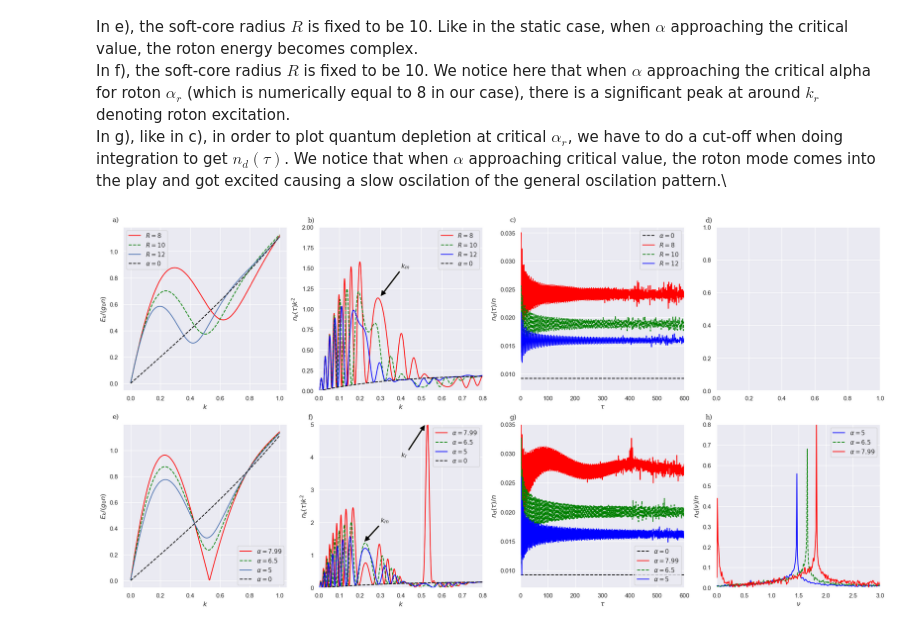
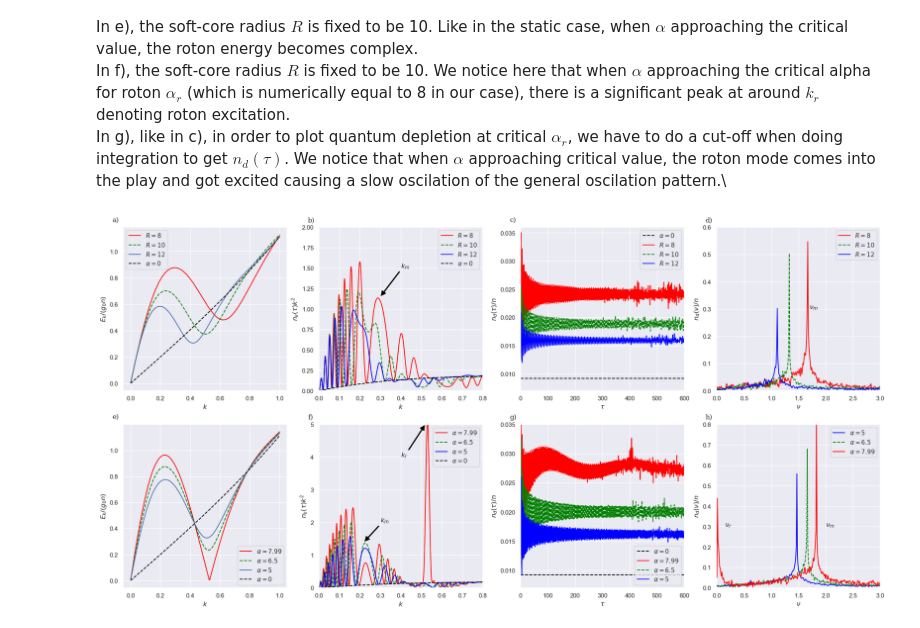
Before and after one commit to coolgas/PAPER_RECREATE, a Jupyter notebook: 2020_PhysRevA.102.023319.ipynb, the cells around one changed output. Saved outputs shown, nothing was run; the diff lists cells and outputs as text; code cells hidden in the pictures.

```diff
--- a/2020_PhysRevA.102.023319.ipynb
+++ b/2020_PhysRevA.102.023319.ipynb
@@ -223,14 +223,12 @@ def fft_n_d(tau, alpha, radius, stronger_alpha):
     '''
     Notice here that tau should be a list unlike in the case of n_d.
     '''
-#     T = 2.0/800.0
-#     x = np.linspace(0.0, N*T, N)
     g_0 = 4*np.pi*a_s/m
     n_0 = N_0/omega
     if stronger_alpha == False:
         n_d_lst = [n_d(t, alpha, radius, stronger_alpha) for t in tau]
         n_df = fft(n_d_lst)
-        xf = fftfreq(len(n_d_lst),d=1)
+        xf = fftfreq(len(n_d_lst),d=0.1)
         return xf, n_df
     else:
         n_d_lst = [n_d(t, alpha, radius, stronger_alpha) for t in tau]
@@ -285,6 +283,16 @@ axs['c)'].set_ylabel(r'$n_d(\tau)/n$')
 axs['c)'].axis([0, 600, 0.007, 0.036])
 axs['c)'].legend()
 
+time11 = np.linspace(0.01, 600, 1000)
+axs['d)'].plot(fft_n_d(time11, 4, 8, False)[0][0:500], np.abs(fft_n_d(time11, 4, 8, False)[1])[1:501], color='red',label=r'$R=8$')
+axs['d)'].plot(fft_n_d(time11, 4, 10, False)[0][0:500], np.abs(fft_n_d(time11, 4, 10, False)[1])[1:501], '--', color='green',label=r'$R=10$')
+axs['d)'].plot(fft_n_d(time11, 4, 12, False)[0][0:500], np.abs(fft_n_d(time11, 4, 12, False)[1])[1:501], color='blue',label=r'$R=12$')
+axs['d)'].annotate(r'$\nu_m$', xy=(1.7,0.3))
+axs['d)'].set_xlabel(r'$\nu$')
+axs['d)'].set_ylabel(r'$n_{d}(\nu)/n$')
+axs['d)'].axis([-0.01,3,0,0.6])
+axs['d)'].legend()
+
 axs['e)'].plot(x, stationary_dispersion_modified(x, 7.99, 10), color='red', label=r'$\alpha=7.99$')
 axs['e)'].plot(x, stationary_dispersion_modified(x, 6.5, 10), '--', color='green', label=r'$\alpha=6.5$')
 axs['e)'].plot(x, stationary_dispersion_modified(x, 5, 10), label=r'$\alpha=5$')
@@ -299,31 +307,33 @@ axs['f)'].plot(x, n_k(x,30,5,10), color='blue', label=r'$\alpha=5$')
 axs['f)'].plot(x, n_k(x, 0, 0, 0), '--', color='black', label=r'$\alpha=0$')
 axs['f)'].set_xlabel('$k$')
 axs['f)'].set_ylabel(r'$n_{k}(\tau)k^2$')
 axs['f)'].annotate(r'$k_m$', arrowprops=dict(facecolor='black',width=3.5),xy=(0.22,1.4),xytext=(0.3,2))
 axs['f)'].annotate(r'$k_r$', arrowprops=dict(facecolor='black',width=3.5),xy=(0.52,5),xytext=(0.4,4))
 axs['f)'].axis([0,0.8,0,5])
 axs['f)'].legend()
 
 axs['g)'].axhline(n_d(0,0,0,True),xmin=0, xmax=300, linestyle='--', color='black', label=r'$\alpha=0$')
 n_d_lst_stronger = [n_d(t,7.99,10,True) for t in time]
 n_d1_lst_stronger = [n_d(t,6.5,10,True) for t in time]
 n_d2_lst_stronger = [n_d(t,5,10,True) for t in time]
 axs['g)'].plot(time, n_d_lst_stronger, color='red', label=r'$\alpha=7.99$')
 axs['g)'].plot(time, n_d1_lst_stronger, '--', color='green', label=r'$\alpha=6.5$')
 axs['g)'].plot(time, n_d2_lst_stronger, color='blue', label=r'$\alpha=5$')
 axs['g)'].set_xlabel(r'$\tau$')
 axs['g)'].set_ylabel(r'$n_d(\tau)/n$')
 axs['g)'].axis([0,600,0.007, 0.035])
 axs['g)'].legend()
 
 time1 = np.linspace(0.01, 600, 1000)
 axs['h)'].plot(fft_n_d(time1, 5, 10, True)[0][0:500], np.abs(fft_n_d(time1, 5, 10, True)[1])[1:501], color='blue',label=r'$\alpha=5$')
 axs['h)'].plot(fft_n_d(time1, 6.5, 10, True)[0][0:500], np.abs(fft_n_d(time1, 6.5, 10, True)[1])[1:501], '--', color='green',label=r'$\alpha=6.5$')
 axs['h)'].plot(fft_n_d(time1, 7.99, 10, True)[0][0:500], np.abs(fft_n_d(time1, 7.99, 10, True)[1])[1:501], color='red',label=r'$\alpha=7.99$')
+axs['h)'].annotate(r'$\nu_m$', xy=(2.0,0.3))
+axs['h)'].annotate(r'$\nu_r$', xy=(0.15,0.3))
 axs['h)'].set_xlabel(r'$\nu$')
 axs['h)'].set_ylabel(r'$n_{d}(\nu)/n$')
 axs['h)'].axis([-0.01,3,0,0.8])
 axs['h)'].legend()
 plt.show()
 # %% [output]
-[figure, old version]
+[figure, new version]
```
Also changed, not shown: parts of 2 cells of this notebook.
